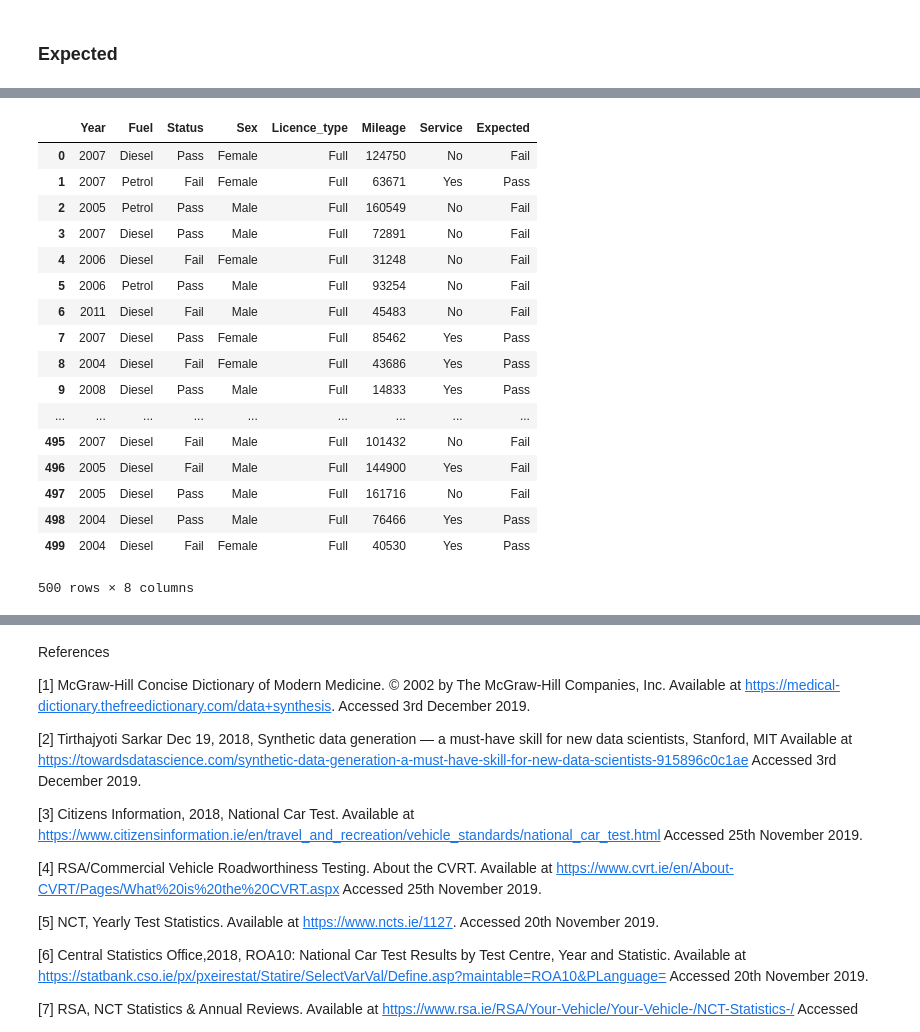
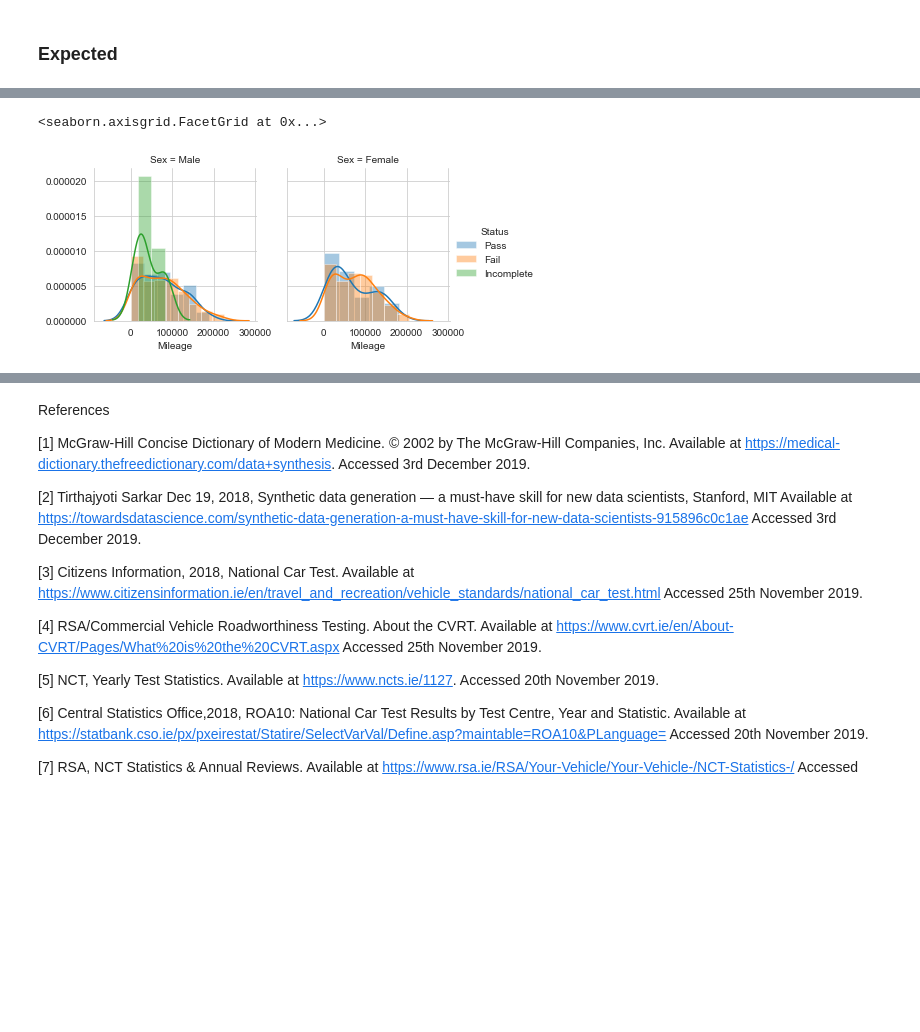
Before and after one commit to bexiturley/Programming-for-Data-Analysis-Project-2019, a Jupyter notebook: Last attempt.ipynb, the cells around one changed output, grey strips where cells are left out. Cells and saved outputs as stored; diff of their text form; code cells hidden in the pictures; blank space fills up the shorter version.

```diff
--- a/Last attempt.ipynb
+++ b/Last attempt.ipynb
@@ -831,21 +831,9 @@ plt.show()
-# %%
-df
-# %% [output]
-|  | Year | Fuel | Status | Sex | Licence_type | Mileage | Service | Expected |
-| 0 | 2007 | Diesel | Pass | Female | Full | 124750 | No | Fail |
-| 1 | 2007 | Petrol | Fail | Female | Full | 63671 | Yes | Pass |
-| 2 | 2005 | Petrol | Pass | Male | Full | 160549 | No | Fail |
-| 3 | 2007 | Diesel | Pass | Male | Full | 72891 | No | Fail |
-| 4 | 2006 | Diesel | Fail | Female | Full | 31248 | No | Fail |
-| 5 | 2006 | Petrol | Pass | Male | Full | 93254 | No | Fail |
-| 6 | 2011 | Diesel | Fail | Male | Full | 45483 | No | Fail |
-| 7 | 2007 | Diesel | Pass | Female | Full | 85462 | Yes | Pass |
-| 8 | 2004 | Diesel | Fail | Female | Full | 43686 | Yes | Pass |
-| 9 | 2008 | Diesel | Pass | Male | Full | 14833 | Yes | Pass |
-| ... | ... | ... | ... | ... | ... | ... | ... | ... |
-| 495 | 2007 | Diesel | Fail | Male | Full | 101432 | No | Fail |
-| 496 | 2005 | Diesel | Fail | Male | Full | 144900 | Yes | Fail |
-| 497 | 2005 | Diesel | Pass | Male | Full | 161716 | No | Fail |
-| 498 | 2004 | Diesel | Pass | Male | Full | 76466 | Yes | Pass |
-| 499 | 2004 | Diesel | Fail | Female | Full | 40530 | Yes | Pass |
-500 rows × 8 columns
+# %%
+# KDE plots of the tip distribution separated by Status and Sex
+g = sns.FacetGrid(df, col="Sex", hue="Status")
+g.map(sns.distplot, "Mileage")
+g.add_legend()
+g.set(alpha=1)
+# %% [output]
+<seaborn.axisgrid.FacetGrid at 0x...>
+[figure, added]
```
Also changed, not shown: parts of 53 cells of this notebook, 1 other file.
